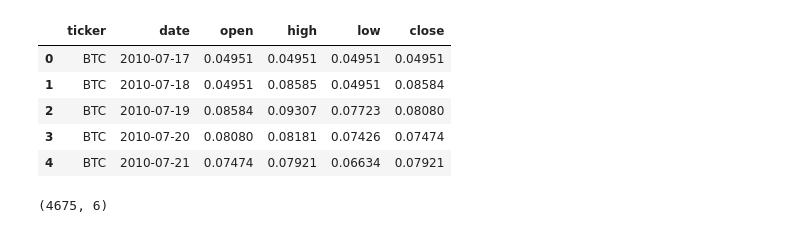
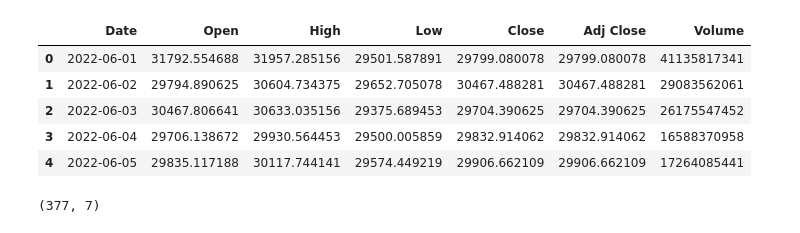
Before and after one commit to Faizack/FINANCE_LLM_App, a Jupyter notebook: crypto.ipynb, the cells around one changed output. Cells and saved outputs as stored; diff of their text form; code cells hidden in the pictures.

```diff
--- a/crypto.ipynb
+++ b/crypto.ipynb
@@ -46,10 +52,10 @@ import os
 # %%
-df =pd.read_csv("cryptodataset/BTC.csv")
+df =pd.read_csv("Online-Data/BTC-USD.csv")
 df.head()
 # %% [output]
-|  | ticker | date | open | high | low | close |
-| 0 | BTC | 2010-07-17 | 0.04951 | 0.04951 | 0.04951 | 0.04951 |
-| 1 | BTC | 2010-07-18 | 0.04951 | 0.08585 | 0.04951 | 0.08584 |
-| 2 | BTC | 2010-07-19 | 0.08584 | 0.09307 | 0.07723 | 0.08080 |
-| 3 | BTC | 2010-07-20 | 0.08080 | 0.08181 | 0.07426 | 0.07474 |
-| 4 | BTC | 2010-07-21 | 0.07474 | 0.07921 | 0.06634 | 0.07921 |
+|  | Date | Open | High | Low | Close | Adj Close | Volume |
+| 0 | 2022-06-01 | 31792.554688 | 31957.285156 | 29501.587891 | 29799.080078 | 29799.080078 | 41135817341 |
+| 1 | 2022-06-02 | 29794.890625 | 30604.734375 | 29652.705078 | 30467.488281 | 30467.488281 | 29083562061 |
+| 2 | 2022-06-03 | 30467.806641 | 30633.035156 | 29375.689453 | 29704.390625 | 29704.390625 | 26175547452 |
+| 3 | 2022-06-04 | 29706.138672 | 29930.564453 | 29500.005859 | 29832.914062 | 29832.914062 | 16588370958 |
+| 4 | 2022-06-05 | 29835.117188 | 30117.744141 | 29574.449219 | 29906.662109 | 29906.662109 | 17264085441 |
@@ -56,6 +64,6 @@ df.head()
 # %%
 df.shape
 # %% [output]
-(4675, 6)
+(377, 7)
 # %%
 
```
Also changed, not shown: parts of 40 cells of this notebook, 6 other files.
